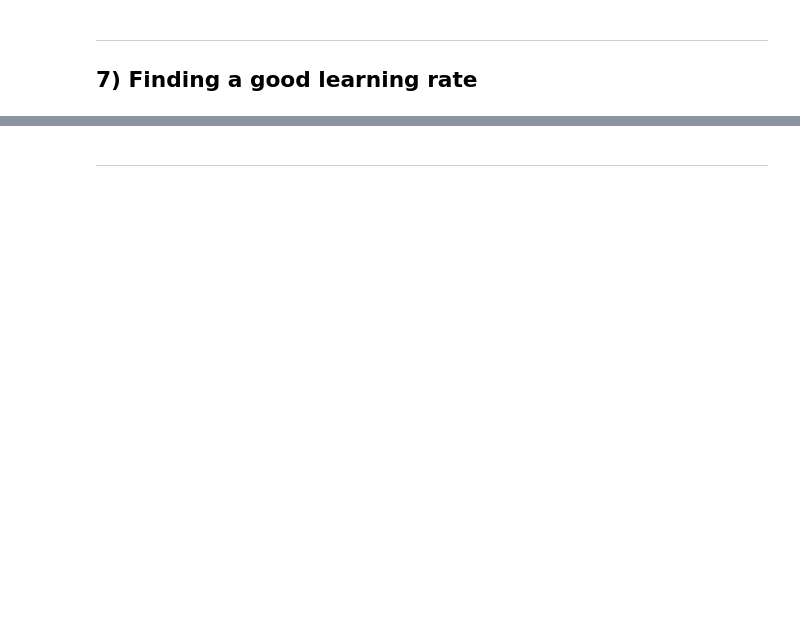
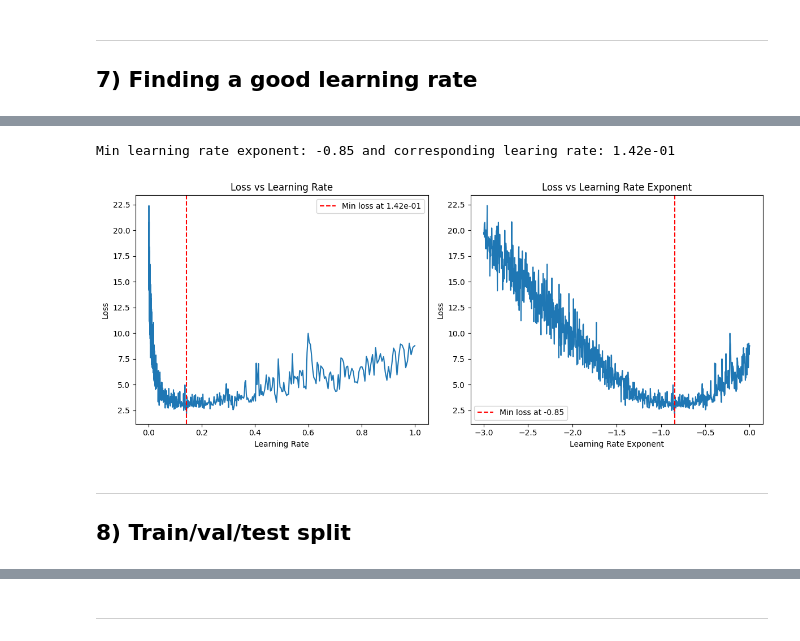
Before and after one commit to mkieffer1107/Karpathy-Zero-to-Hero-Notes, a Jupyter notebook: makemore/part_2_MLP.ipynb, the cells around one changed output, grey strips where cells are left out. Drawn from its saved outputs; the diff is of its cells as text; code cells hidden in the pictures; blank space fills up the shorter version.

```diff
--- a/makemore/part_2_MLP.ipynb
+++ b/makemore/part_2_MLP.ipynb
@@ -580,0 +596,4 @@ loss.item()
+# %%
+# 1000 exponents evenly spaced between -3 and 0
+lre = torch.linspace(-3, 0, steps=1000)
+lrs = 10**lre
@@ -580,0 +602,11 @@ loss.item()
+# %%
+g = torch.Generator().manual_seed(2147483647)  # rng seed
+C = torch.randn((27, 2), generator=g)          # embedding matrix
+W1 = torch.randn((6, 100), generator=g)        # hidden layer weights
+b1 = torch.randn(100, generator=g)             # hidden layer bias
+W2 = torch.randn((100, 27), generator=g)       # output layer weights
+b2 = torch.randn(27, generator=g)              # output layer bias
+parameters = [C, W1, b1, W2, b2]               # collect the parameters
+
+for p in parameters:
+    p.requires_grad = True
@@ -580,0 +651,41 @@ loss.item()
+# %%
+# find the minimum loss and the corresponding learning rate
+min_loss = min(lossi)
+min_loss_index = lossi.index(min_loss)
+min_lrei = lrei[min_loss_index]
+
+min_loss = min(lossi)
+min_loss_index = lossi.index(min_loss)
+min_lr = lrs[min_loss_index]
+print(f"Min learning rate exponent: {min_lrei:.2f} and corresponding learing rate: {10**min_lrei:.2e}")
+
+
+fig, (ax1, ax2) = plt.subplots(1, 2, figsize=(12, 5))
+
+# loss vs learning rate
+ax1.plot(lrs, lossi)
+ax1.axvline(x=min_lr, color="r", linestyle="--", label=f"Min loss at {min_lr:.2e}")
+# ax1.set_xscale("log") # changing to log scale will reveal these plots to be the same
+ax1.set_xlabel("Learning Rate")
+ax1.set_ylabel("Loss")
+ax1.set_title("Loss vs Learning Rate")
+ax1.legend()
+
+# loss vs learning rate exponent
+ax2.plot(lrei, lossi)
+ax2.axvline(x=min_lrei, color="r", linestyle="--", label=f"Min loss at {min_lrei:.2f}")
+ax2.set_xlabel("Learning Rate Exponent")
+ax2.set_ylabel("Loss")
+ax2.set_title("Loss vs Learning Rate Exponent")
+ax2.legend()
+
+
+
+plt.tight_layout()
+plt.show()
+# %% [output]
+Min learning rate exponent: -0.85 and corresponding learing rate: 1.42e-01
+[figure, added]
+# %% [markdown]
+---
+## 8) Train/val/test split
```
Also changed, not shown: parts of 63 cells of this notebook, 1 other file.
